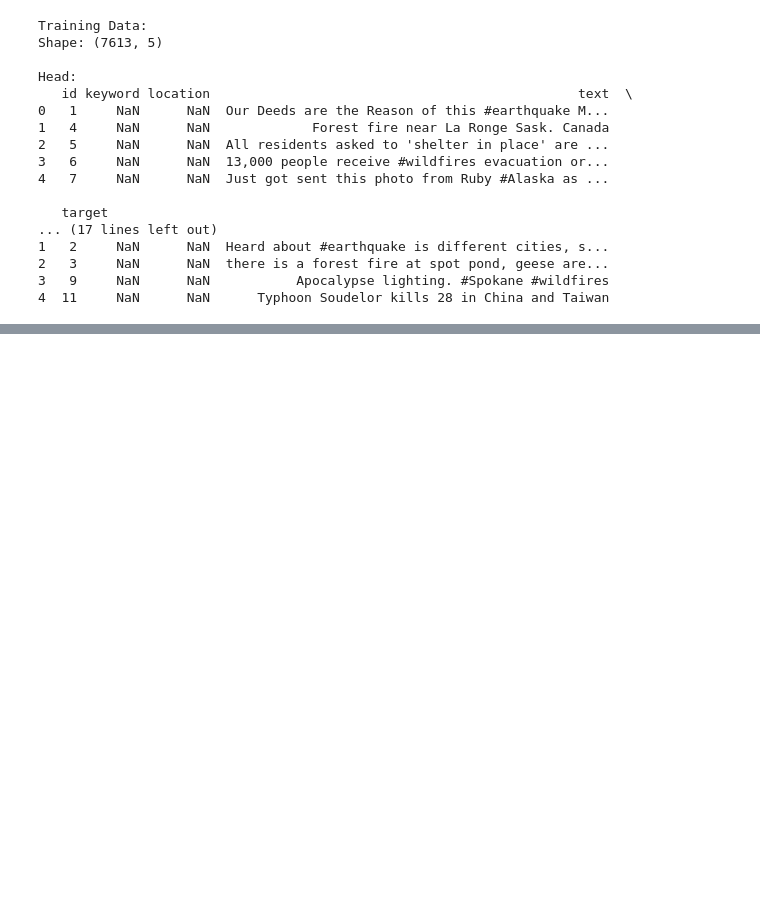
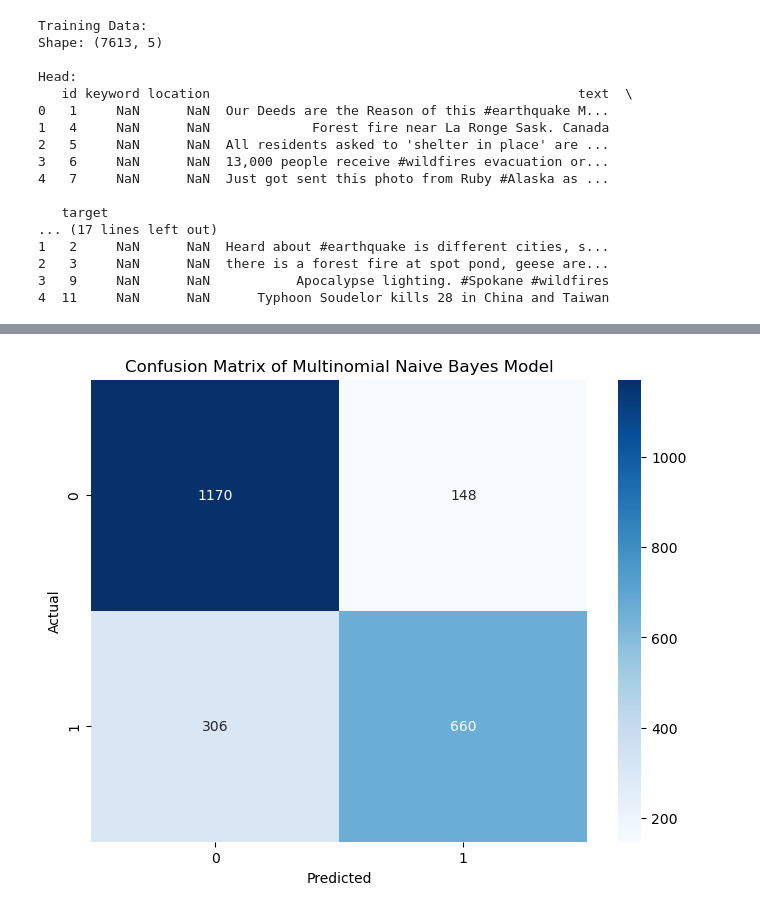
Before and after one commit to Dept-of-Comp-Sci-University-of-Ghana/team-task-1---natural-language-with-disaster-tweets-cmsm-gp-9, a Jupyter notebook: main.ipynb, the cells around one changed output, grey strips where cells are left out. Saved outputs shown, nothing was run; the diff lists cells and outputs as text; code cells hidden in the pictures; blank space fills up the shorter version.

```diff
--- a/main.ipynb
+++ b/main.ipynb
@@ -78,0 +107,19 @@ test_data['processed_text'] = test_data['text'].apply(preprocess_text)
+# %%
+# Initialize count vectorizer
+# count_vectorizer = CountVectorizer(stop_words='english', min_df=0.05, max_df=0.9)
+
+# # Create count train and test variables
+# count_train = count_vectorizer.fit_transform(X_train)
+# count_test = count_vectorizer.transform(X_valid)
+
+# Initialize tfidf vectorizer
+tfidf_vectorizer = TfidfVectorizer(stop_words='english')
+
+# Create tfidf train and test variables
+tfidf_train = tfidf_vectorizer.fit_transform(X_train)
+tfidf_test = tfidf_vectorizer.transform(X_valid)
+# %%
+
+tf_transformer = TfidfTransformer().fit(tfidf_train, y_train)
+tfidf_train = tf_transformer.transform(tfidf_train)
+tfidf_test1 =tfidf_vectorizer.transform(test_data['text'])
@@ -78,0 +128,17 @@ test_data['processed_text'] = test_data['text'].apply(preprocess_text)
+# %%
+
+# mnbc = MultinomialNB()
+# mnbc.fit(count_train, y_train)
+# countvect_pred = mnbc.predict(count_test)
+# mnbc_score = accuracy_score(y_valid, countvect_pred)
+# print("NaiveBayes CountVectorizer Accuracy:", mnbc_score)
+
+
+mnbt = MultinomialNB()
+mnbt.fit(tfidf_train, y_train)
+tfidf_pred = mnbt.predict(tfidf_test)
+tfidf_pred1 = mnbt.predict(tfidf_test1)
+test_data['target'] = tfidf_pred1
+mnbt_score = accuracy_score(y_valid, tfidf_pred)
+print("NaiveBayes TF-IDF Accuracy:", mnbt_score)
+print(test_data.head())
@@ -78,0 +180,11 @@ test_data['processed_text'] = test_data['text'].apply(preprocess_text)
+# %%
+# Visualize the Confusion Matrix for Multinomial Naive Bayes model
+cm = confusion_matrix(y_valid, tfidf_pred)
+plt.figure(figsize=(8, 6))
+sns.heatmap(cm, annot=True, cmap='Blues', fmt='d')
+plt.title('Confusion Matrix of Multinomial Naive Bayes Model')
+plt.xlabel('Predicted')
+plt.ylabel('Actual')
+plt.show()
+# %% [output]
+[figure, added]
```
Also changed, not shown: parts of 20 cells of this notebook, 1 other file.
